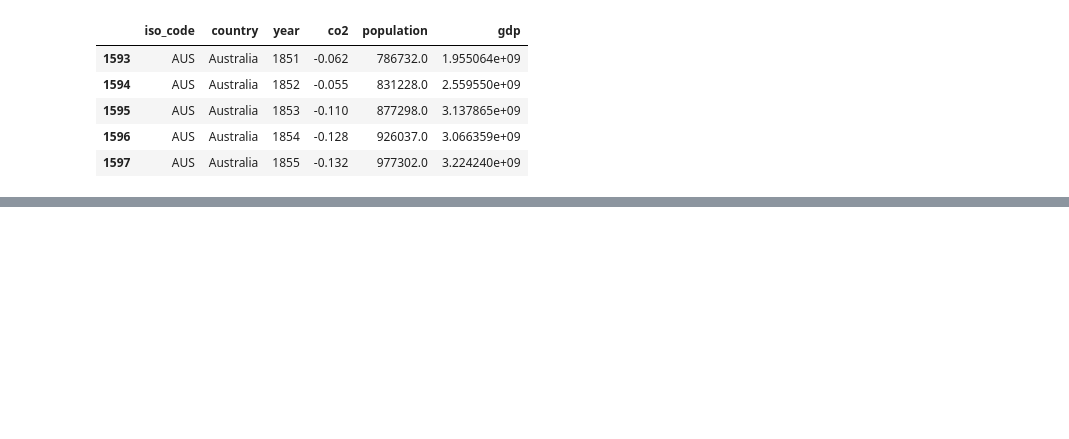
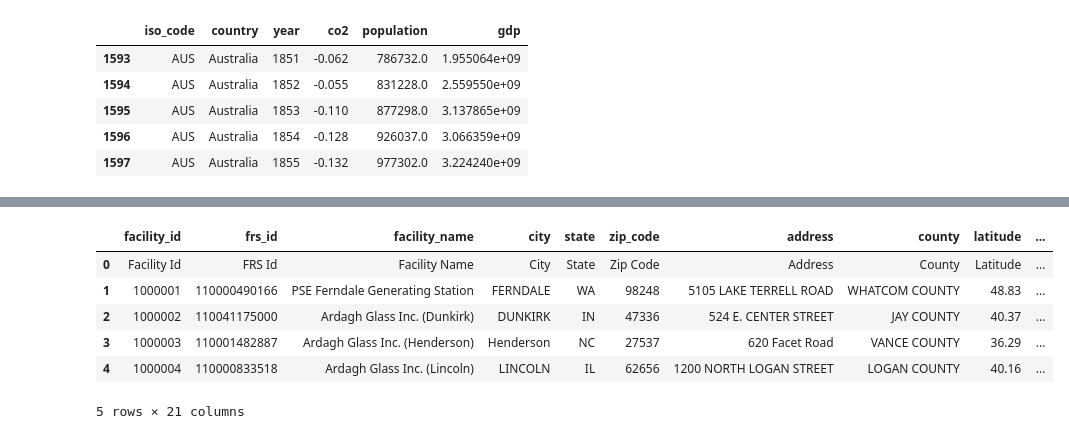
Before and after one commit to ariannacurillo/info2950-finalproject, a Jupyter notebook: Phase 2.ipynb, the cells around one changed output, grey strips where cells are left out. Drawn from its saved outputs; the diff is of its cells as text; code cells hidden in the pictures; blank space fills up the shorter version.

```diff
--- a/Phase 2.ipynb
+++ b/Phase 2.ipynb
@@ -38,3 +39,7 @@ pollution_data.head()
 | 1595 | AUS | Australia | 1853 | -0.110 | 877298.0 | 3.137865e+09 |
 | 1596 | AUS | Australia | 1854 | -0.128 | 926037.0 | 3.066359e+09 |
 | 1597 | AUS | Australia | 1855 | -0.132 | 977302.0 | 3.224240e+09 |
+# %%
+## load data
+ghg_data = pd.read_csv("ghgp_data_by_year.csv")
+ghg_data.head()
@@ -40,0 +54,4 @@ pollution_data.head()
+# %%
+## Get rid of first two rows because they are just an explanation
+ghg_data = ghg_data.dropna()
+ghg_data.head()
@@ -40,0 +76,4 @@ pollution_data.head()
+# %%
+## Reset index
+ghg_data = ghg_data.reset_index(drop=True)
+ghg_data.head()
@@ -40,0 +88,33 @@ pollution_data.head()
+# %%
+## Rename the columns
+ghg_data.rename(columns={'Summary data collected by the Greenhouse Gas Reporting Program':'facility_id',
+                          'Unnamed: 1':'frs_id',
+                          'Unnamed: 2':'facility_name',
+                            'Unnamed: 3': 'city',
+                            'Unnamed: 4':'state',
+                            'Unnamed: 5': 'zip_code',
+                            'Unnamed: 6': 'address',
+                            'Unnamed: 7':'county',
+                            'Unnamed: 8': 'latitude',
+                            'Unnamed: 9': 'longitude',
+                            'Unnamed: 10':'naics_code',
+                            'Unnamed: 11':'industy_subparts',
+                            'Unnamed: 12':'industry_sector',
+                            'Unnamed: 13':'2018',
+                            'Unnamed: 14':'2017',
+                            'Unnamed: 15':'2016',
+                            'Unnamed: 16':'2015',
+                            'Unnamed: 17':'2014',
+                            'Unnamed: 18':'2013',
+                            'Unnamed: 19':'2012',
+                            'Unnamed: 20':'2011'},
+                 inplace=True)
+ghg_data.head()
+# %% [output]
+|  | facility_id | frs_id | facility_name | city | state | zip_code | address | county | latitude | ... |
+| 0 | Facility Id | FRS Id | Facility Name | City | State | Zip Code | Address | County | Latitude | ... |
+| 1 | 1000001 | 110000490166 | PSE Ferndale Generating Station | FERNDALE | WA | 98248 | 5105 LAKE TERRELL ROAD | WHATCOM COUNTY | 48.83 | ... |
+| 2 | 1000002 | 110041175000 | Ardagh Glass Inc. (Dunkirk) | DUNKIRK | IN | 47336 | 524 E. CENTER STREET | JAY COUNTY | 40.37 | ... |
+| 3 | 1000003 | 110001482887 | Ardagh Glass Inc. (Henderson) | Henderson | NC | 27537 | 620 Facet Road | VANCE COUNTY | 36.29 | ... |
+| 4 | 1000004 | 110000833518 | Ardagh Glass Inc. (Lincoln) | LINCOLN | IL | 62656 | 1200 NORTH LOGAN STREET | LOGAN COUNTY | 40.16 | ... |
+5 rows × 21 columns
```
Also changed, not shown: parts of 14 cells of this notebook.
